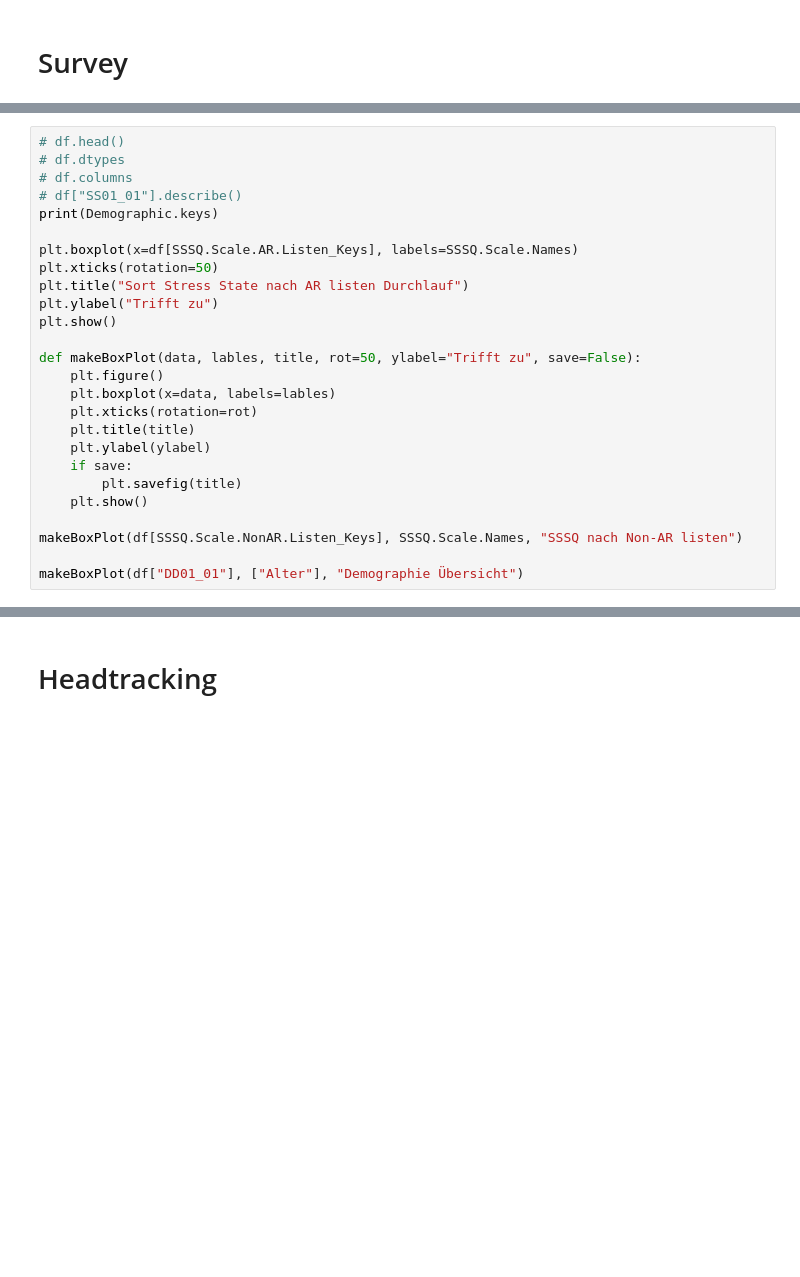
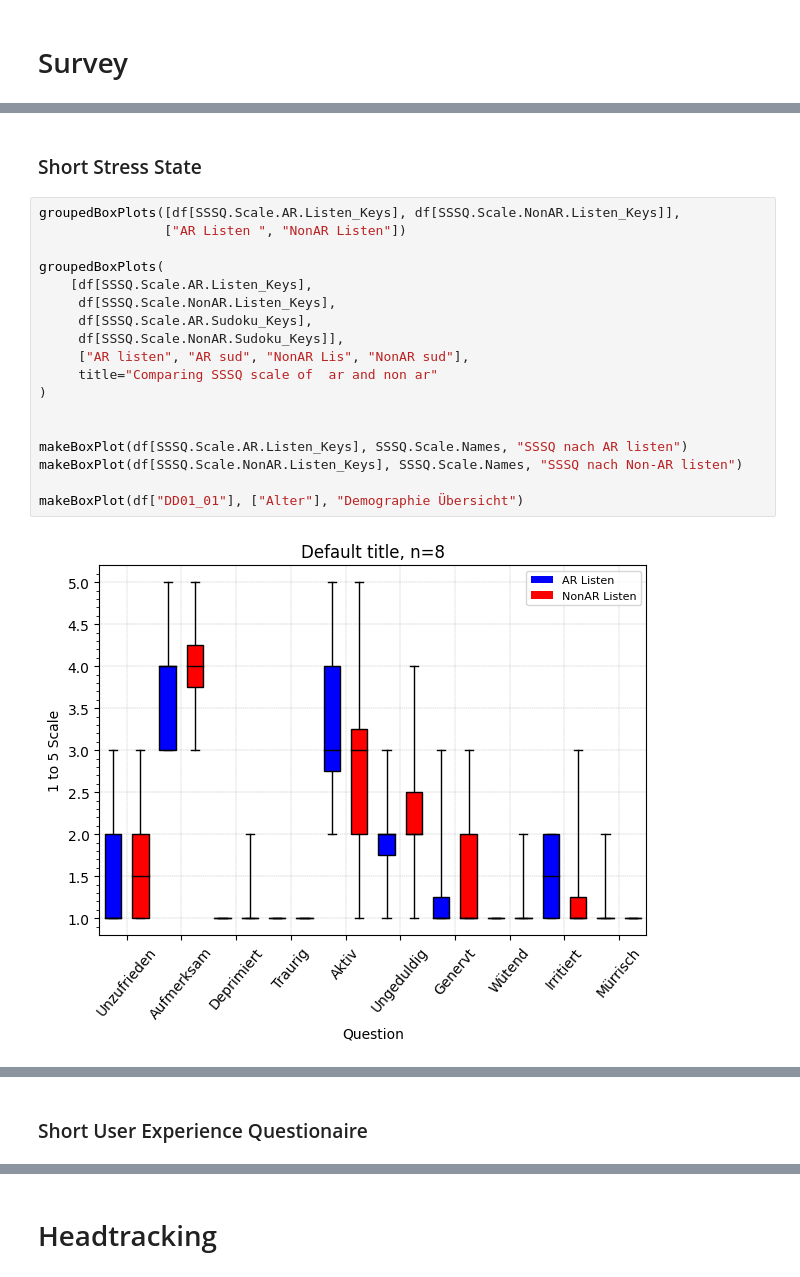
Before and after one commit to BrunoBerger/Zen-Office, a Jupyter notebook: Auswertung/test.ipynb, the cells around one changed output, grey strips where cells are left out. Saved outputs shown, nothing was run; the diff lists cells and outputs as text; blank space fills up the shorter version.

Commit message:
added grouped boxplots

```diff
--- a/Auswertung/test.ipynb
+++ b/Auswertung/test.ipynb
@@ -27,26 +95,0 @@ df = pd.read_csv(selectedFile,
-# %%
-# df.head()
-# df.dtypes
-# df.columns
-# df["SS01_01"].describe()
-print(Demographic.keys)
-
-plt.boxplot(x=df[SSSQ.Scale.AR.Listen_Keys], labels=SSSQ.Scale.Names)
-plt.xticks(rotation=50)
-plt.title("Sort Stress State nach AR listen Durchlauf")
-plt.ylabel("Trifft zu")
-plt.show()
-
-def makeBoxPlot(data, lables, title, rot=50, ylabel="Trifft zu", save=False):
-    plt.figure()
-    plt.boxplot(x=data, labels=lables)
-    plt.xticks(rotation=rot)
-    plt.title(title)
-    plt.ylabel(ylabel)
-    if save:
-        plt.savefig(title)
-    plt.show()
-
-makeBoxPlot(df[SSSQ.Scale.NonAR.Listen_Keys], SSSQ.Scale.Names, "SSSQ nach Non-AR listen")
-
-makeBoxPlot(df["DD01_01"], ["Alter"], "Demographie Übersicht")
@@ -57,0 +96,22 @@ makeBoxPlot(df["DD01_01"], ["Alter"], "Demographie Übersicht")
+# %% [markdown]
+### Short Stress State
+# %%
+groupedBoxPlots([df[SSSQ.Scale.AR.Listen_Keys], df[SSSQ.Scale.NonAR.Listen_Keys]],
+                ["AR Listen ", "NonAR Listen"])
+
+groupedBoxPlots(
+    [df[SSSQ.Scale.AR.Listen_Keys],
+     df[SSSQ.Scale.NonAR.Listen_Keys],
+     df[SSSQ.Scale.AR.Sudoku_Keys],
+     df[SSSQ.Scale.NonAR.Sudoku_Keys]],
+     ["AR listen", "AR sud", "NonAR Lis", "NonAR sud"],
+     title="Comparing SSSQ scale of  ar and non ar"
+)
+
+
+makeBoxPlot(df[SSSQ.Scale.AR.Listen_Keys], SSSQ.Scale.Names, "SSSQ nach AR listen")
+makeBoxPlot(df[SSSQ.Scale.NonAR.Listen_Keys], SSSQ.Scale.Names, "SSSQ nach Non-AR listen")
+
+makeBoxPlot(df["DD01_01"], ["Alter"], "Demographie Übersicht")
+# %% [output]
+[figure, added]
@@ -58,3 +122,5 @@ makeBoxPlot(df["DD01_01"], ["Alter"], "Demographie Übersicht")
+# %% [markdown]
+### Short User Experience Questionaire
 # %%
 
 rot = 40
```
Also changed, not shown: parts of 7 cells of this notebook, 1 other file.
